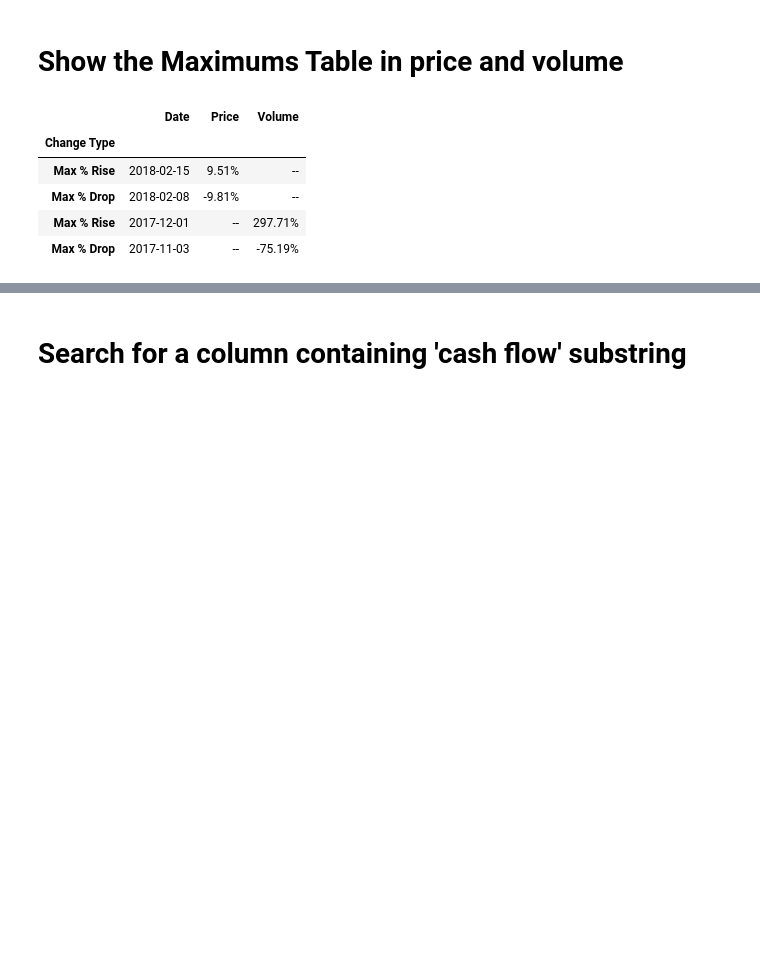
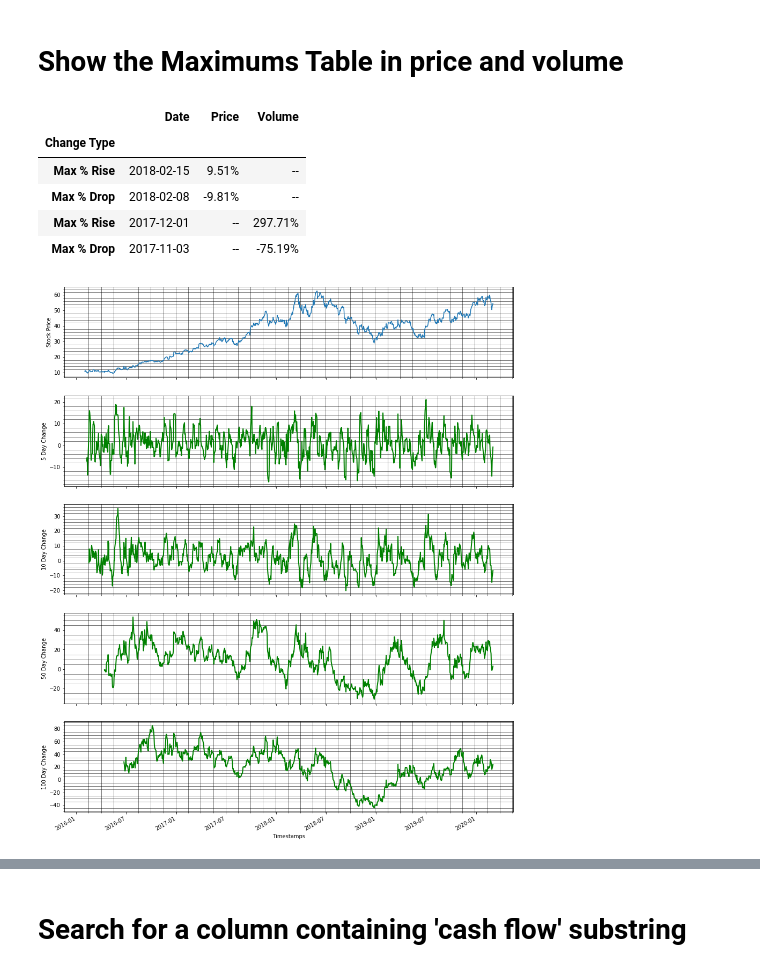
Before and after one commit to sabawi/getstockdata, a Jupyter notebook: test_data.ipynb, the cells around one changed output, grey strips where cells are left out. Saved outputs shown, nothing was run; the diff lists cells and outputs as text; code cells hidden in the pictures; blank space fills up the shorter version.

```diff
--- a/test_data.ipynb
+++ b/test_data.ipynb
@@ -241,3 +251,64 @@ maximums_table_df
 | Max % Drop | 2018-02-08 | -9.81% | -- |
 | Max % Rise | 2017-12-01 | -- | 297.71% |
 | Max % Drop | 2017-11-03 | -- | -75.19% |
+# %%
+import pandas as pd
+
+price_df = sd.GetStockDataFrame('mu')
+price_df = sd.DatesRange(price_df, '2016-02-01')
+periods = [5,10,20,30,40,50,60,80,100,200]
+price_changes = pd.DataFrame(columns = periods+['Timestamps'])
+updownlist = []
+
+fig, ax = plt.subplots(5,1, figsize=(15,20), sharex=True)
+
+for axx in ax:
+    axx.xaxis.grid( which = 'minor')
+    axx.yaxis.grid( which = 'minor')
+    axx.grid(True)
+
+    _=plt.xticks(rotation=45)
+    axx.minorticks_on()
+
+    axx.grid(which='minor', linestyle='-', linewidth='0.5', color='black')
+    axx.xaxis.grid(which='major', linestyle='-', linewidth='1.0', color='black')
+    axx.yaxis.grid(which='major', linestyle='-', linewidth='1.0', color='black')
+
+
+for i in periods:
+    price_changes[i] = (price_df['AdjClose'].pct_change(i) * 100  ).dropna().copy(deep=True)
+
+    updownlist = list()
+    for n in price_changes[i]:
+        if n >= 0:
+            updownlist.append(1)
+        elif n < 0:
+            updownlist.append(-1)
+        else:
+            updownlist.append(0)
+
+    price_changes['Directions '+str(i)] = updownlist
+
+
+price_df['AdjClose'].plot(ax=ax[0])
+ax[0].set_ylabel('Stock Price')
+
+
+price_changes[5].plot(ax=ax[1], color='green', lw=2.0)
+ax[1].set_ylabel('5 Day Change')
+
+price_changes[10].plot(ax=ax[2], color='green', lw=2.0)
+ax[2].set_ylabel('10 Day Change')
+
+price_changes[50].plot(ax=ax[3], color='green', lw=2.0)
+ax[3].set_ylabel('50 Day Change')
+
+
+price_changes[100].plot(ax=ax[4], color='green', lw=2.0)
+ax[4].set_ylabel('100 Day Change')
+
+plt.show()
+
+price_changes.describe()
+# %% [output]
+[figure, added]
```
Also changed, not shown: parts of 7 cells of this notebook.
